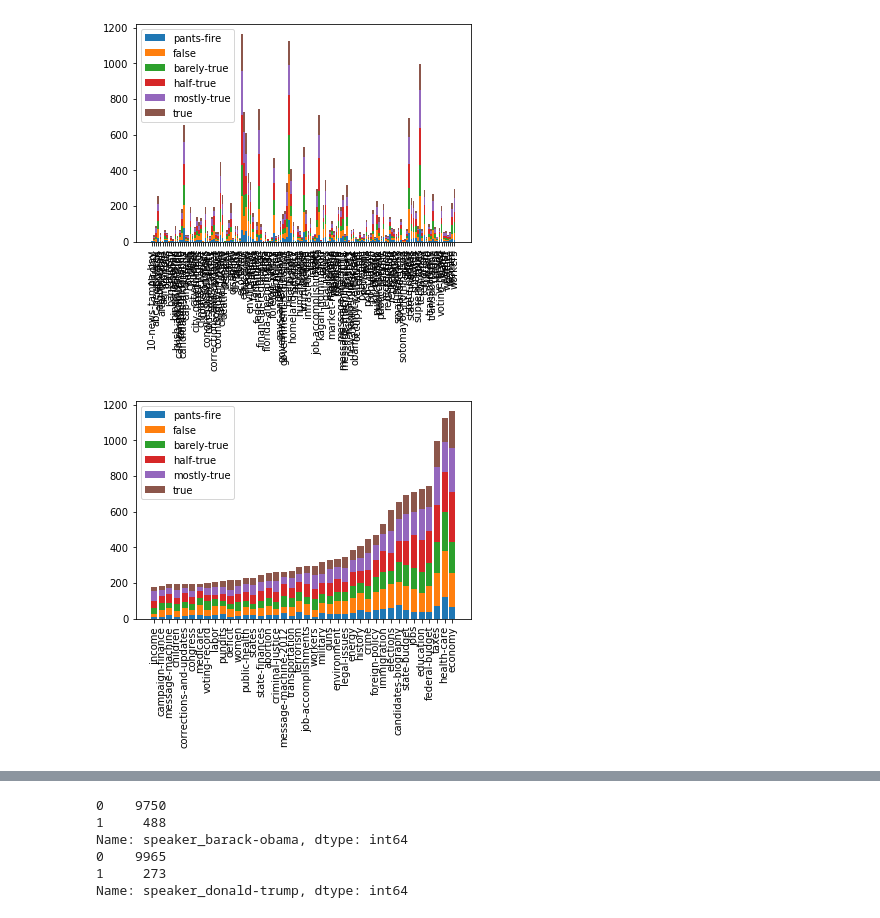
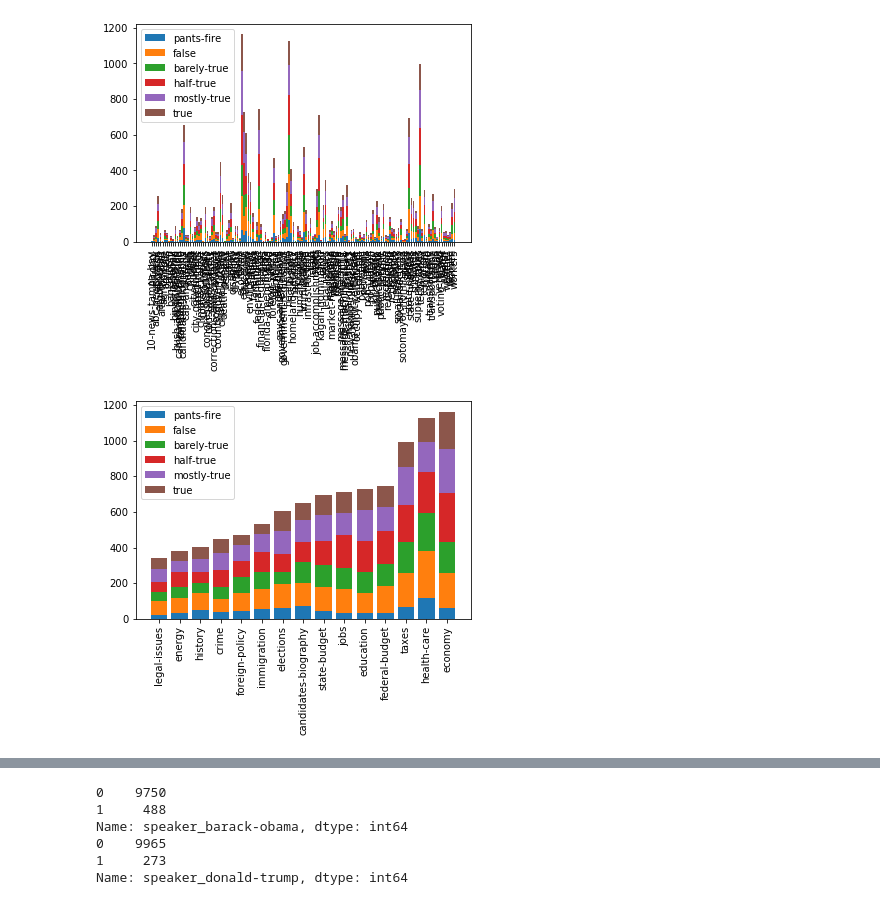
Before and after one commit to sshetkar3858/EE461P_Final_Project_Fake_News_Classifier, a Jupyter notebook: liar/data_exploration.ipynb, the cells around one changed output, grey strips where cells are left out. Saved outputs shown, nothing was run; the diff lists cells and outputs as text; code cells hidden in the pictures.

```diff
--- a/liar/data_exploration.ipynb
+++ b/liar/data_exploration.ipynb
@@ -38,3 +79,6 @@ train.head()
 | 2 | 324.json | mostly-true | Hillary Clinton agrees with John ... | foreign-policy | barack-obama | President | Illinois | democrat | ... |
 | 3 | 1123.json | false | Health care reform legislation is... | health-care | blog-posting | NaN | NaN | none | ... |
 | 4 | 9028.json | half-true | The economic turnaround started a... | economy,jobs | charlie-crist | NaN | Florida | democrat | ... |
+# %%
+for i in range(50):
+    print(train['statement'][i])
@@ -183,25 +296,25 @@ plt.show()
 [figure]
 # %%
 sorted_tuples = sorted(subject_dict.items(), key=lambda item: np.sum(item[1]))
-k = 40
+k = 15
 topk_subjects = sorted_tuples[-k:]
 # print(topk_subjects)  # [(1, 1), (3, 4), (2, 9)]
 
 topk_subject_names = [x[0] for x in topk_subjects]
 fig, ax = plt.subplots()
 
 for i in range(len(label_types)):
     counts = [x[1][i] for x in topk_subjects]
 #     print(counts)
     if i == 0:
         ax.bar(topk_subject_names, counts, label=label_types[i])
         sum_counts = counts
     else:
         ax.bar(topk_subject_names, counts, bottom=sum_counts, label=label_types[i])
         sum_counts = [i + j for i,j in zip(sum_counts, counts)]
 #     print(sum_counts)
 plt.xticks(rotation=90)
 plt.legend()
 plt.show()
 # %% [output]
-[figure, old version]
+[figure, new version]
```
Also changed, not shown: parts of 16 cells of this notebook.
